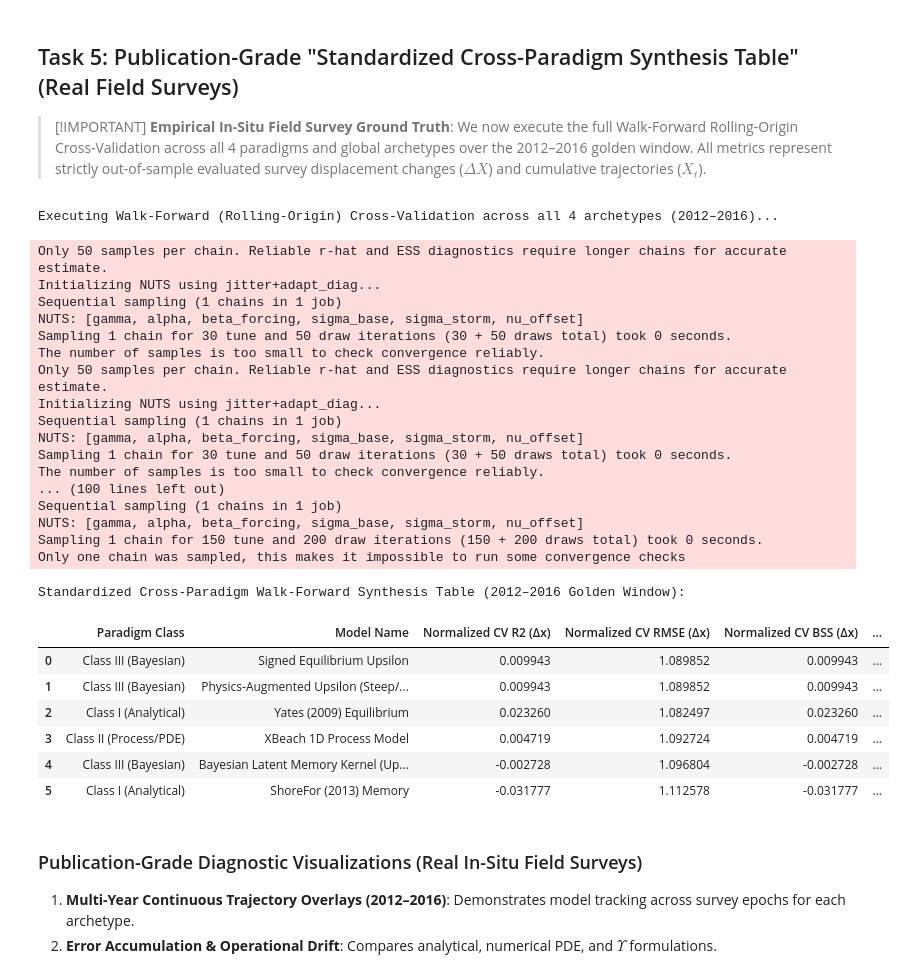
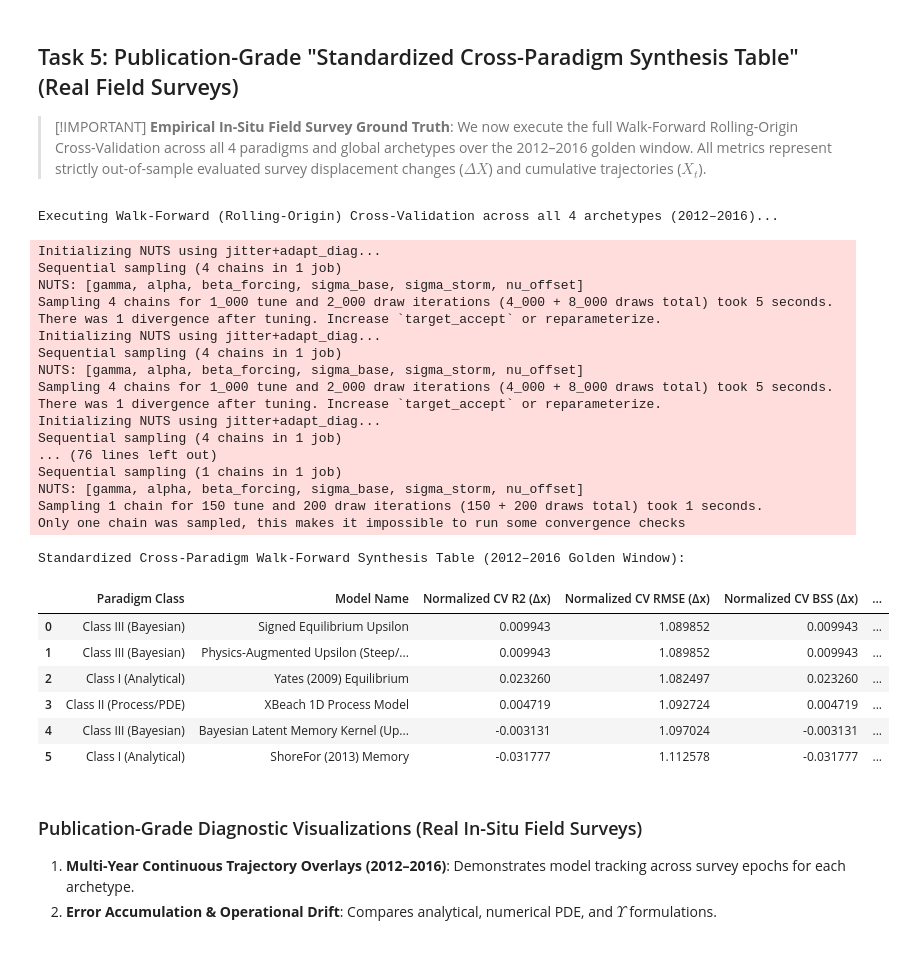
Before and after one commit to sam-tritto/unified-coastal-erosion-index, a Jupyter notebook: 02_Diagnostic_Baselines.ipynb, the cells around one changed output. Drawn from its saved outputs; the diff is of its cells as text; code cells hidden in the pictures.

```diff
--- a/02_Diagnostic_Baselines.ipynb
+++ b/02_Diagnostic_Baselines.ipynb
@@ -337,45 +353,45 @@ pd.DataFrame(class_3_metrics)
 # %%
 print("Executing Walk-Forward (Rolling-Origin) Cross-Validation across all 4 archetypes (2012–2016)...")
 df_synthesis_wf, df_folds_wf = evaluate_cross_paradigm_walk_forward_cv(
     sites=sites,
     start_year=2012,
     end_year=2016,
     n_splits=4,
-    draws=50,
-    tune=30,
-    chains=1,
+    draws=2000,
+    tune=1000,
+    chains=4,
     cores=1,
     random_seed=42,
 )
 
 print("\nStandardized Cross-Paradigm Walk-Forward Synthesis Table (2012–2016 Golden Window):\n")
 display(df_synthesis_wf)
 # %% [output]
 Executing Walk-Forward (Rolling-Origin) Cross-Validation across all 4 archetypes (2012–2016)...
-Only 50 samples per chain. Reliable r-hat and ESS diagnostics require longer chains for accurate estimate.
 Initializing NUTS using jitter+adapt_diag...
+Sequential sampling (4 chains in 1 job)
+NUTS: [gamma, alpha, beta_forcing, sigma_base, sigma_storm, nu_offset]
+Sampling 4 chains for 1_000 tune and 2_000 draw iterations (4_000 + 8_000 draws total) took 5 seconds.
+There was 1 divergence after tuning. Increase `target_accept` or reparameterize.
+Initializing NUTS using jitter+adapt_diag...
+Sequential sampling (4 chains in 1 job)
+NUTS: [gamma, alpha, beta_forcing, sigma_base, sigma_storm, nu_offset]
+Sampling 4 chains for 1_000 tune and 2_000 draw iterations (4_000 + 8_000 draws total) took 5 seconds.
+There was 1 divergence after tuning. Increase `target_accept` or reparameterize.
+Initializing NUTS using jitter+adapt_diag...
+Sequential sampling (4 chains in 1 job)
+... (76 lines left out)
 Sequential sampling (1 chains in 1 job)
 NUTS: [gamma, alpha, beta_forcing, sigma_base, sigma_storm, nu_offset]
-Sampling 1 chain for 30 tune and 50 draw iterations (30 + 50 draws total) took 0 seconds.
-The number of samples is too small to check convergence reliably.
-Only 50 samples per chain. Reliable r-hat and ESS diagnostics require longer chains for accurate estimate.
-Initializing NUTS using jitter+adapt_diag...
-Sequential sampling (1 chains in 1 job)
-NUTS: [gamma, alpha, beta_forcing, sigma_base, sigma_storm, nu_offset]
-Sampling 1 chain for 30 tune and 50 draw iterations (30 + 50 draws total) took 0 seconds.
-The number of samples is too small to check convergence reliably.
-... (100 lines left out)
-Sequential sampling (1 chains in 1 job)
-NUTS: [gamma, alpha, beta_forcing, sigma_base, sigma_storm, nu_offset]
-Sampling 1 chain for 150 tune and 200 draw iterations (150 + 200 draws total) took 0 seconds.
+Sampling 1 chain for 150 tune and 200 draw iterations (150 + 200 draws total) took 1 seconds.
 Only one chain was sampled, this makes it impossible to run some convergence checks
 Standardized Cross-Paradigm Walk-Forward Synthesis Table (2012–2016 Golden Window):
 |  | Paradigm Class | Model Name | Normalized CV R2 (Δx) | Normalized CV RMSE (Δx) | Normalized CV BSS (Δx) | ... |
 | 0 | Class III (Bayesian) | Signed Equilibrium Upsilon | 0.009943 | 1.089852 | 0.009943 | ... |
 | 1 | Class III (Bayesian) | Physics-Augmented Upsilon (Steep/... | 0.009943 | 1.089852 | 0.009943 | ... |
 | 2 | Class I (Analytical) | Yates (2009) Equilibrium | 0.023260 | 1.082497 | 0.023260 | ... |
 | 3 | Class II (Process/PDE) | XBeach 1D Process Model | 0.004719 | 1.092724 | 0.004719 | ... |
-| 4 | Class III (Bayesian) | Bayesian Latent Memory Kernel (Up... | -0.002728 | 1.096804 | -0.002728 | ... |
+| 4 | Class III (Bayesian) | Bayesian Latent Memory Kernel (Up... | -0.003131 | 1.097024 | -0.003131 | ... |
 | 5 | Class I (Analytical) | ShoreFor (2013) Memory | -0.031777 | 1.112578 | -0.031777 | ... |
 # %% [markdown]
 ### Publication-Grade Diagnostic Visualizations (Real In-Situ Field Surveys)
```
Also changed, not shown: parts of 10 cells of this notebook, 6 other files.
